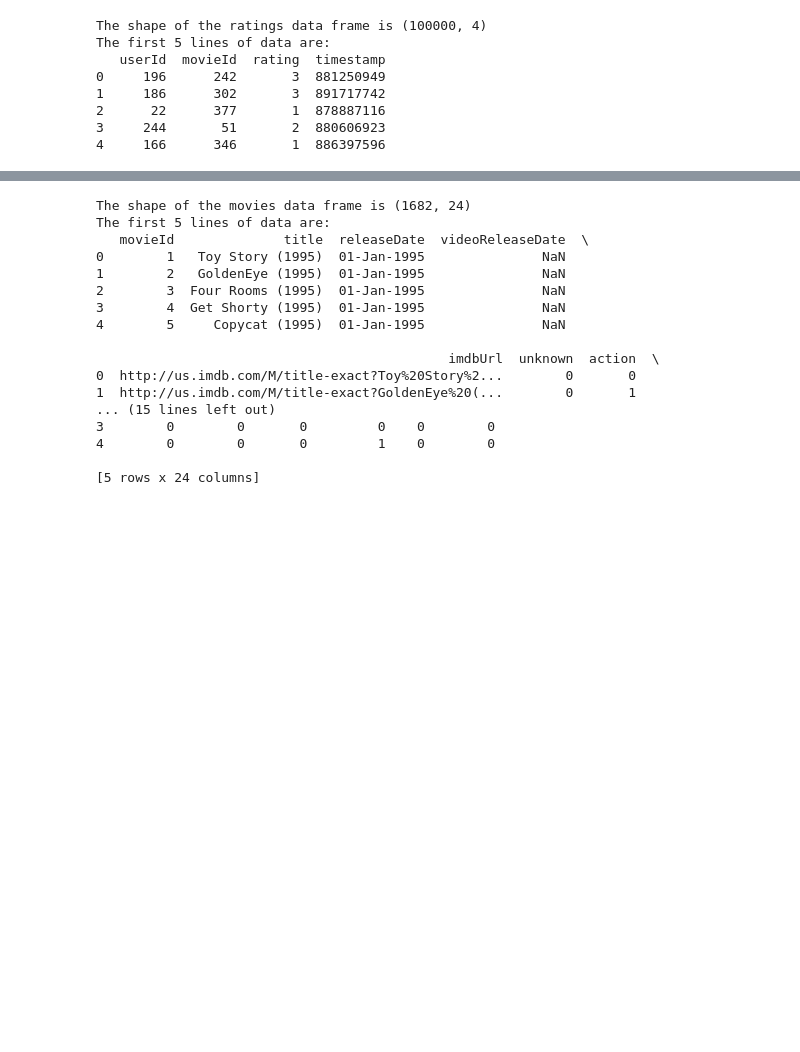
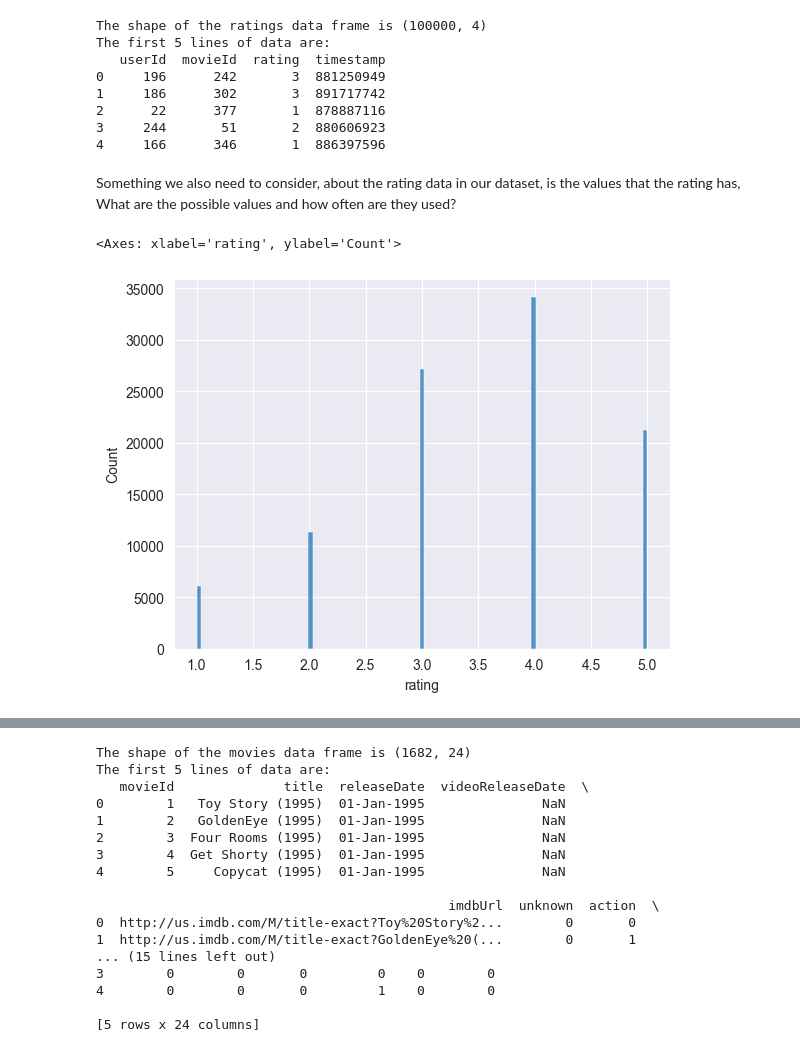
Before and after one commit to AnkoX22/Movie-Reccomendation-System, a Jupyter notebook: notebooks/explore_data.ipynb, the cells around one changed output, grey strips where cells are left out. Drawn from its saved outputs; the diff is of its cells as text; code cells hidden in the pictures; blank space fills up the shorter version.

```diff
--- a/notebooks/explore_data.ipynb
+++ b/notebooks/explore_data.ipynb
@@ -29,3 +29,10 @@ The first 5 lines of data are:
 2      22      377       1  878887116
 3     244       51       2  880606923
 4     166      346       1  886397596
+# %% [markdown]
+Something we also need to consider, about the rating data in our dataset, is the values that the rating has, What are the possible values and how often are they used?
+# %%
+sns.histplot(ratings["rating"])
+# %% [output]
+<Axes: xlabel='rating', ylabel='Count'>
+[figure, added]
```
Also changed, not shown: parts of 32 cells of this notebook.
